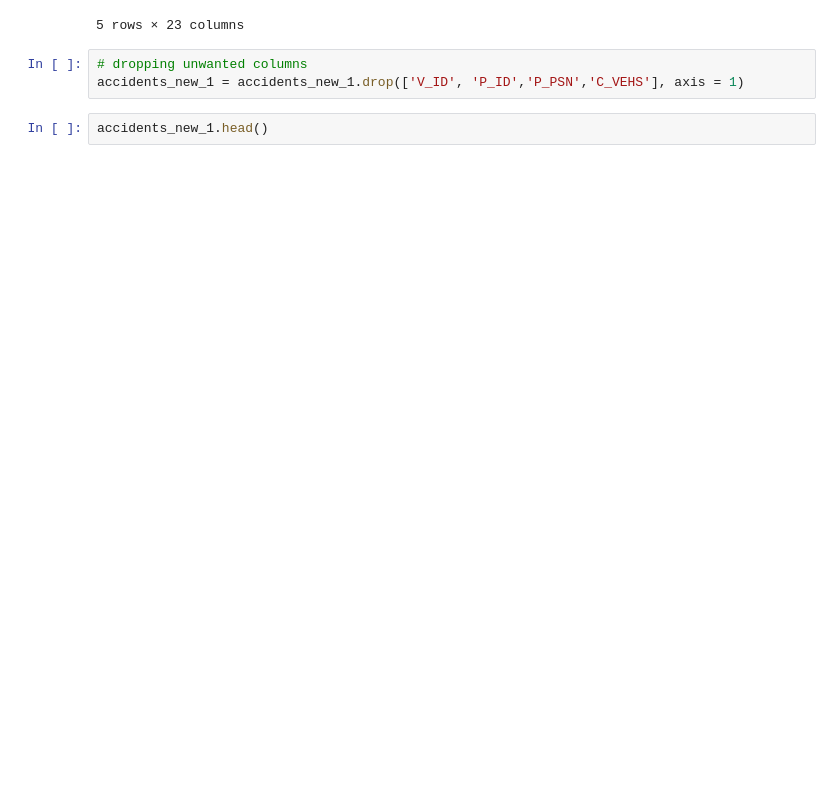
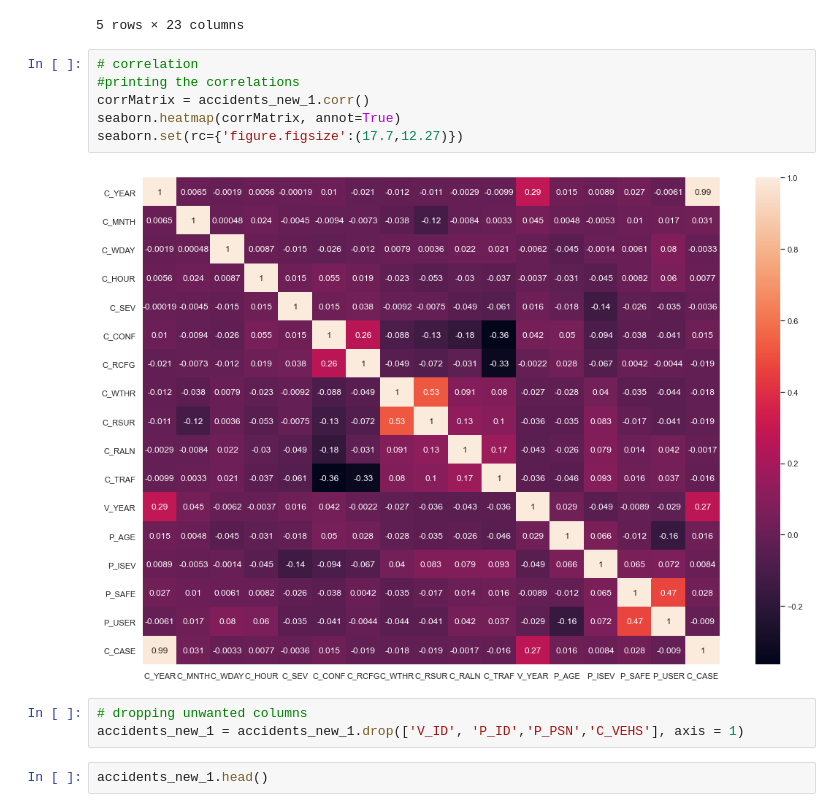
Before and after one commit to sooryasuresh-star/capstone-project, a Jupyter notebook: Capstone_Project.ipynb, the cells around one changed output. Drawn from its saved outputs; the diff is of its cells as text; blank space fills up the shorter version.

```diff
--- a/Capstone_Project.ipynb
+++ b/Capstone_Project.ipynb
@@ -196,6 +198,14 @@ accidents_new_1.head()
 | 2012-01-01 | 2012 | 1 | 1 | 16 | 2 | 02 | 35 | 1 | 1 | 1 | ... | ... |
 | 2012-01-01 | 2012 | 1 | 1 | 12 | 2 | 02 | 35 | 1 | 1 | 1 | ... | ... |
 5 rows × 23 columns
+# %%
+# correlation
+#printing the correlations
+corrMatrix = accidents_new_1.corr()
+seaborn.heatmap(corrMatrix, annot=True)
+seaborn.set(rc={'figure.figsize':(17.7,12.27)})
+# %% [output]
+[figure, added]
 # %%
 # dropping unwanted columns
 accidents_new_1 = accidents_new_1.drop(['V_ID', 'P_ID','P_PSN','C_VEHS'], axis = 1)
```
Also changed, not shown: parts of 57 cells of this notebook.
